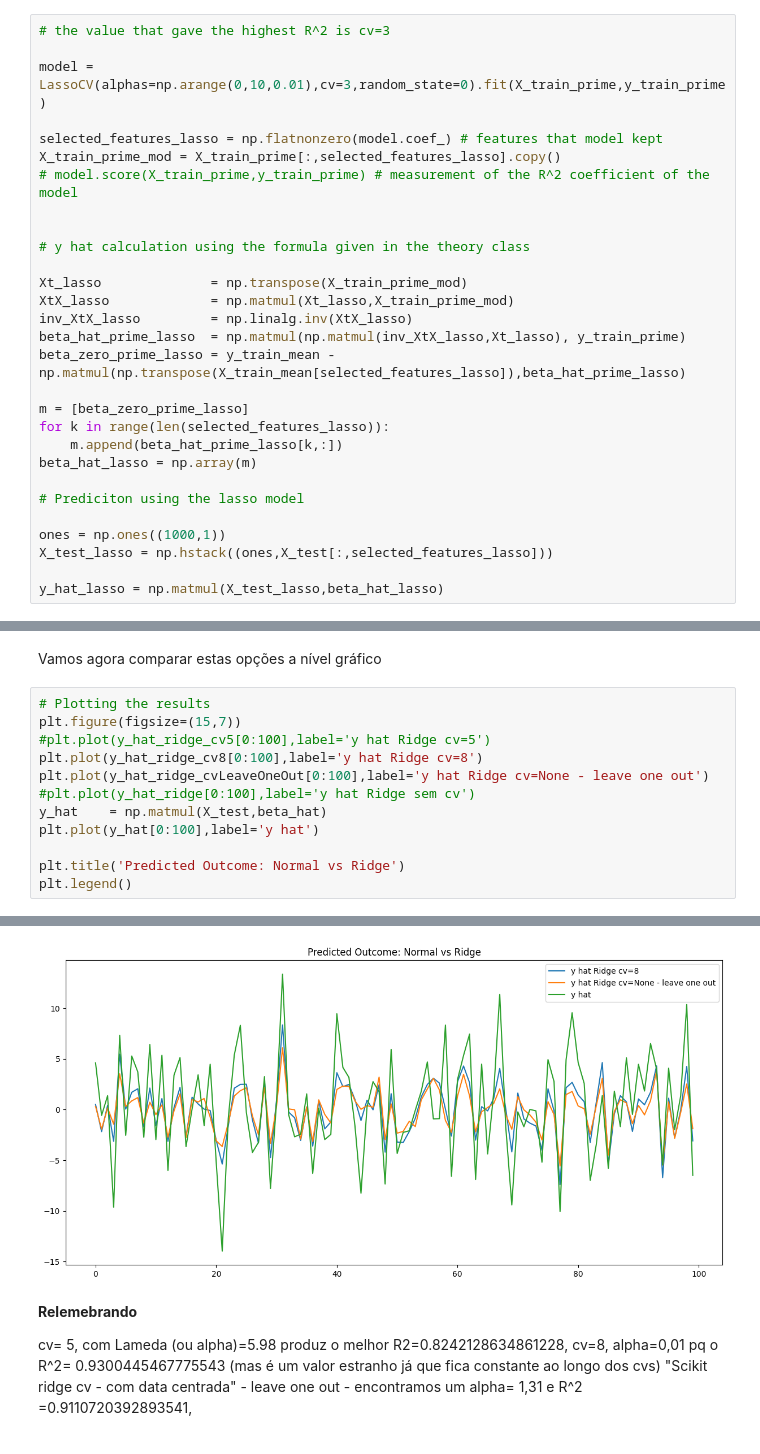
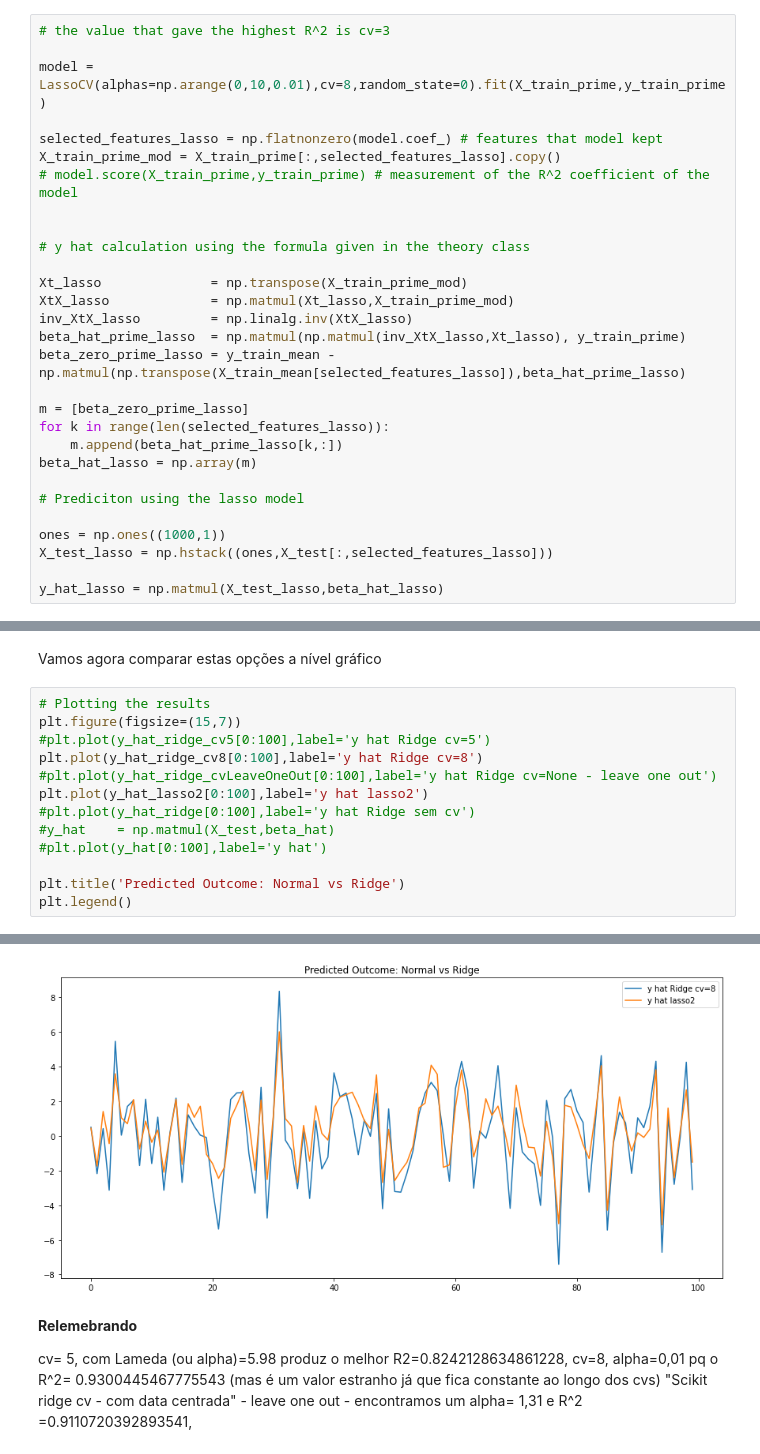
Before and after one commit to Dolfas/ML_Aaut, a Jupyter notebook: ML problem2(3).ipynb, the cells around one changed output, grey strips where cells are left out. Saved outputs shown, nothing was run; the diff lists cells and outputs as text.

```diff
--- a/ML problem2(3).ipynb
+++ b/ML problem2(3).ipynb
@@ -67,7 +60,7 @@ LassoCV é mais rápido
 # %%
 # the value that gave the highest R^2 is cv=3
 
-model = LassoCV(alphas=np.arange(0,10,0.01),cv=3,random_state=0).fit(X_train_prime,y_train_prime)
+model = LassoCV(alphas=np.arange(0,10,0.01),cv=8,random_state=0).fit(X_train_prime,y_train_prime)
 
 selected_features_lasso = np.flatnonzero(model.coef_) # features that model kept
 X_train_prime_mod = X_train_prime[:,selected_features_lasso].copy()
@@ -397,18 +304,19 @@ Vamos agora comparar estas opções a nível gráfico
 # %%
 # Plotting the results
 plt.figure(figsize=(15,7))
 #plt.plot(y_hat_ridge_cv5[0:100],label='y hat Ridge cv=5')
 plt.plot(y_hat_ridge_cv8[0:100],label='y hat Ridge cv=8')
-plt.plot(y_hat_ridge_cvLeaveOneOut[0:100],label='y hat Ridge cv=None - leave one out')
+#plt.plot(y_hat_ridge_cvLeaveOneOut[0:100],label='y hat Ridge cv=None - leave one out')
+plt.plot(y_hat_lasso2[0:100],label='y hat lasso2')
 #plt.plot(y_hat_ridge[0:100],label='y hat Ridge sem cv')
-y_hat    = np.matmul(X_test,beta_hat)
-plt.plot(y_hat[0:100],label='y hat')
+#y_hat    = np.matmul(X_test,beta_hat)
+#plt.plot(y_hat[0:100],label='y hat')
 
 plt.title('Predicted Outcome: Normal vs Ridge')
 plt.legend()
 # %% [output]
 <matplotlib.legend.Legend at 0x...>
-[figure, old version]
+[figure, new version]
 # %% [markdown]
 **Relemebrando**
 
```
Also changed, not shown: parts of 8 cells of this notebook, 1 other file.
